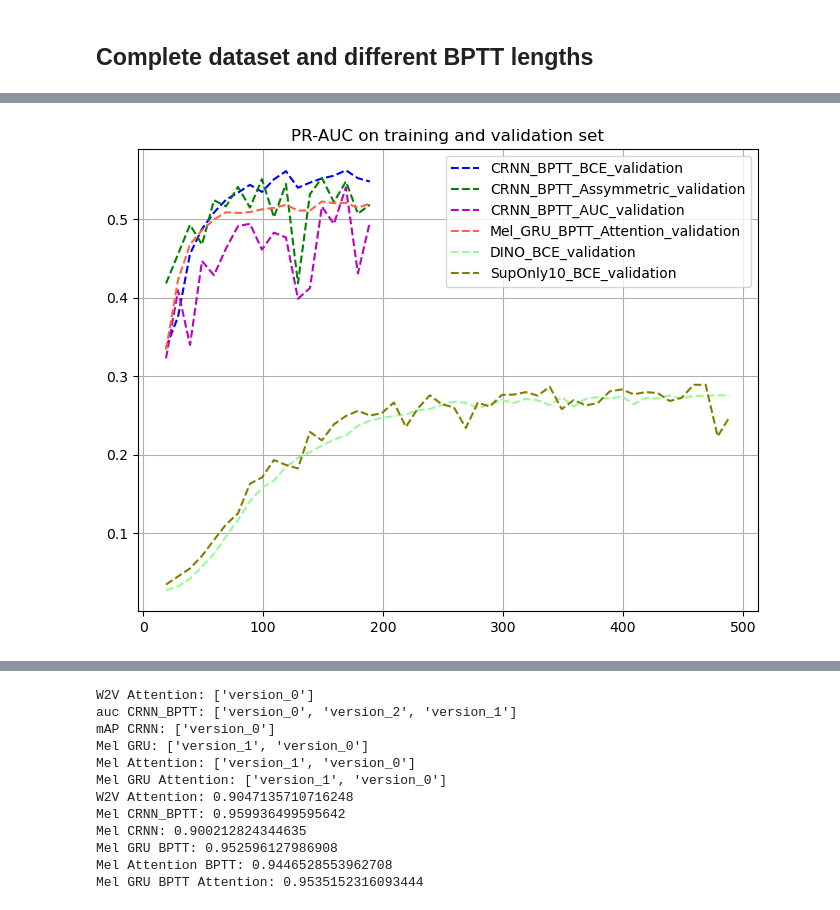
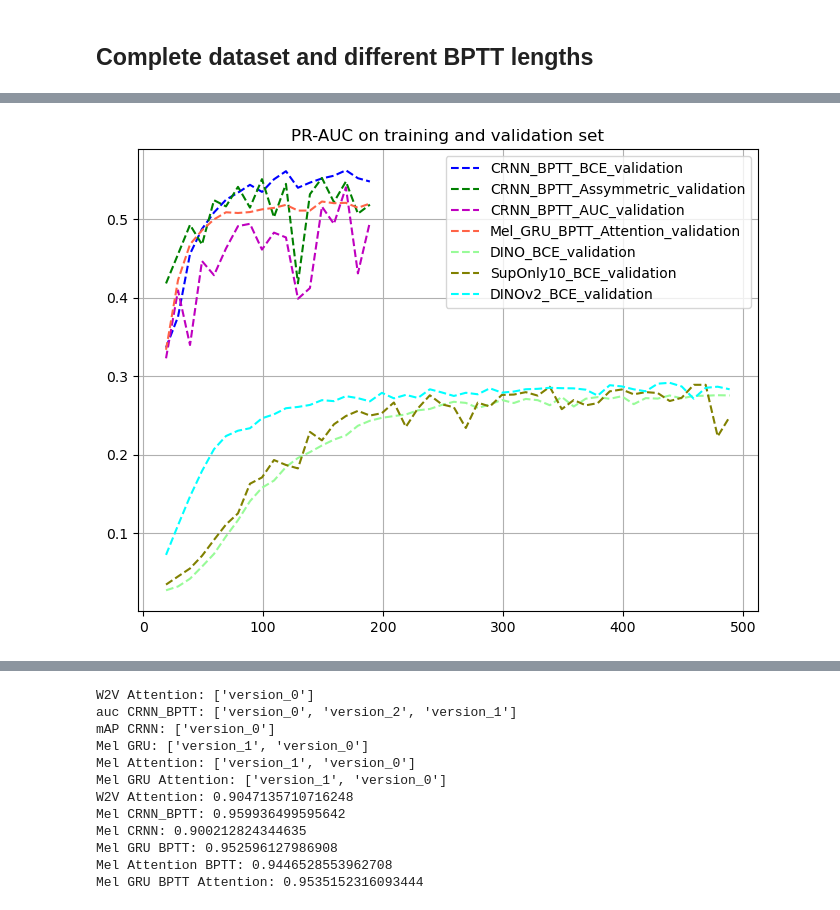
Before and after one commit to JoseFRuiz/audio-classification, a Jupyter notebook: performance.ipynb, the cells around one changed output, grey strips where cells are left out. Drawn from its saved outputs; the diff is of its cells as text; code cells hidden in the pictures.

Commit message:
update DINOv2

```diff
--- a/performance.ipynb
+++ b/performance.ipynb
@@ -835,13 +835,74 @@ exp_list = [{"exp": "complete_crnn_001", "metrics_folder": "metrics", "version":
             {"exp": "complete_crnn_006", "metrics_folder": "metrics", "version": "version_0", "color": "m", "label": "CRNN_BPTT_AUC"},
             {"exp": "complete_mel_gru_attn_001", "metrics_folder": "metrics", "version": "version_1", "color": "tomato", "label": "Mel_GRU_BPTT_Attention"},
             {'exp': "complete_dino_002", "metrics_folder": "supervised_metrics", "version": "version_0", "color": "palegreen", "label": "DINO_BCE"},
-            {'exp': "supervised_only_002", "metrics_folder": "supervised_metrics", "version": "version_0", "color": "olive", "label": "SupOnly10_BCE"}]
+            {'exp': "supervised_only_002", "metrics_folder": "supervised_metrics", "version": "version_0", "color": "olive", "label": "SupOnly10_BCE"},
+            {'exp': "complete_dinov2_001", "metrics_folder": "supervised_metrics", "version": ["version_0", "version_2"], "color": "cyan", "label": "DINOv2_BCE"}]
+
 dic_df = {}
 for exp in exp_list:
     print(exp["exp"], os.listdir(os.path.join(exp["exp"],exp["metrics_folder"])))
-    pathfile_exp = os.path.join(exp["exp"],exp["metrics_folder"],exp["version"],"metrics.csv")
-    dic_df[exp["exp"]] = pd.read_csv(pathfile_exp)
 
+    # Handle both single version (string) and multiple versions (list)
+    versions = exp["version"] if isinstance(exp["version"], list) else [exp["version"]]
+
+    # Load dataframes from all versions with version index
+    dfs_list = []
+    for version_idx, version in enumerate(versions):
+        pathfile_exp = os.path.join(exp["exp"], exp["metrics_folder"], version, "metrics.csv")
+        if os.path.exists(pathfile_exp):
+            df = pd.read_csv(pathfile_exp)
+            # Add version index: higher index = newer version (later in list)
+            df['_version_idx'] = version_idx
+            dfs_list.append(df)
+            print(f"  Loaded {version}: {len(df)} rows")
+        else:
+            print(f"  Warning: {pathfile_exp} not found")
+
+    if len(dfs_list) == 0:
+        print(f"  Error: No valid metrics files found for {exp['exp']}")
+        continue
+
+    # Combine all dataframes
+    if len(dfs_list) == 1:
+        combined_df = dfs_list[0].drop(columns=['_version_idx'])
+    else:
+        # Find which epochs appear in which versions
+        epoch_version_map = {}
+        for version_idx, df in enumerate(dfs_list):
+            unique_epochs = df['epoch'].unique()
+            for epoch in unique_epochs:
+                if epoch not in epoch_version_map:
+                    epoch_version_map[epoch] = []
+                epoch_version_map[epoch].append(version_idx)
+
+        # Identify overlapping epochs (epochs in multiple versions)
+        overlapping_epochs = {epoch: versions for epoch, versions in epoch_version_map.items() if len(versions) > 1}
+
+        # Filter: For overlapping epochs, keep only ALL rows from newest version (highest version_idx)
+        # For non-overlapping epochs, keep ALL rows from the version that has them
+        filtered_rows = []
+        for version_idx, df in enumerate(dfs_list):
+            for _, row in df.iterrows():
+                epoch = row['epoch']
+                if epoch in overlapping_epochs:
+                    # Overlapping epoch: only keep if this is the newest version
+                    if version_idx == max(overlapping_epochs[epoch]):
+                        filtered_rows.append(row)
+                else:
+                    # Non-overlapping epoch: keep all rows
+                    filtered_rows.append(row)
+
+        # Create combined dataframe from filtered rows
+        combined_df = pd.DataFrame(filtered_rows).reset_index(drop=True)
+
+        # Remove the temporary version index column
+        combined_df = combined_df.drop(columns=['_version_idx'])
+
+        # Sort by epoch for final output
+        combined_df = combined_df.sort_values('epoch').reset_index(drop=True)
+
+    dic_df[exp["exp"]] = combined_df
+    print(f"  Combined: {len(combined_df)} rows")
 
 plt.figure(figsize=(8, 6))
 plt.subplot(111)
@@ -881 +947 @@ SupOnly10_BCE_validation: 0.2889366447925567
-[figure, old version]
+[figure, new version]
```
Also changed, not shown: parts of 2 cells of this notebook, 18 other files.
